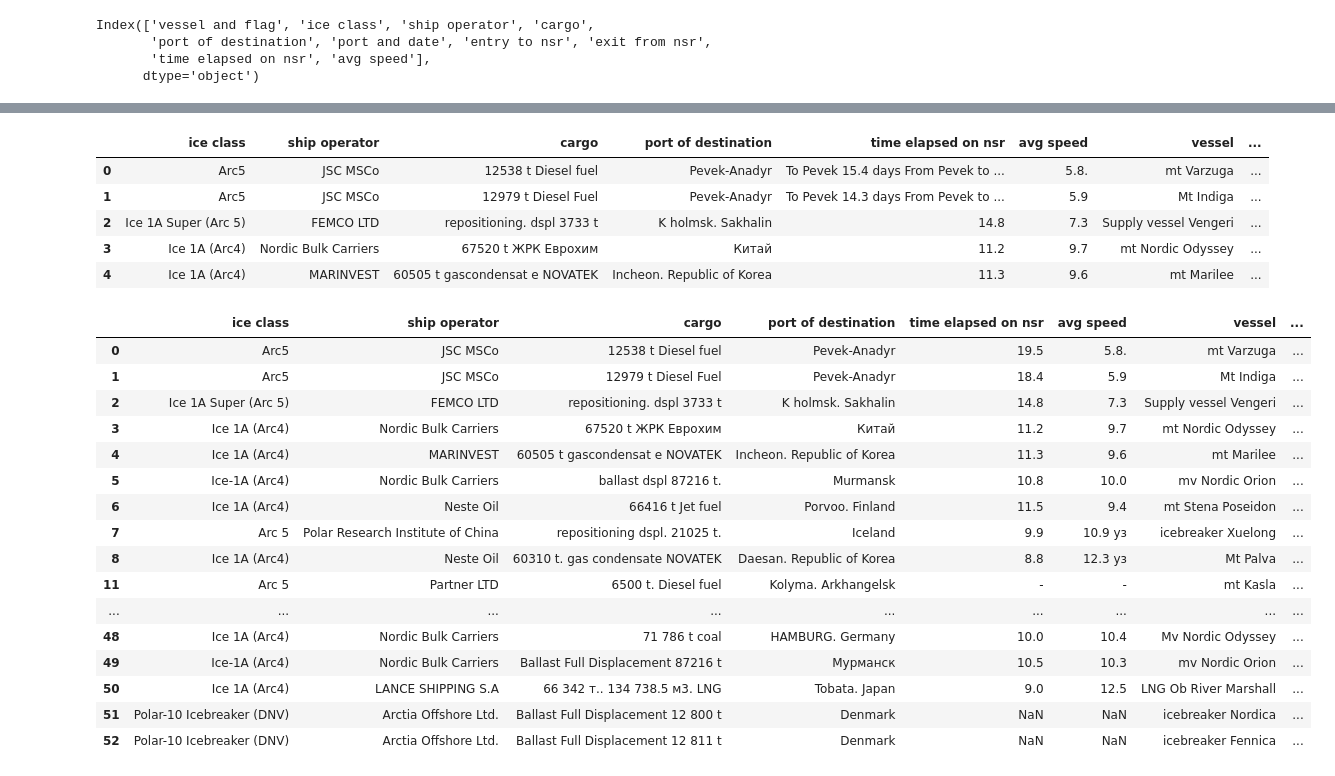
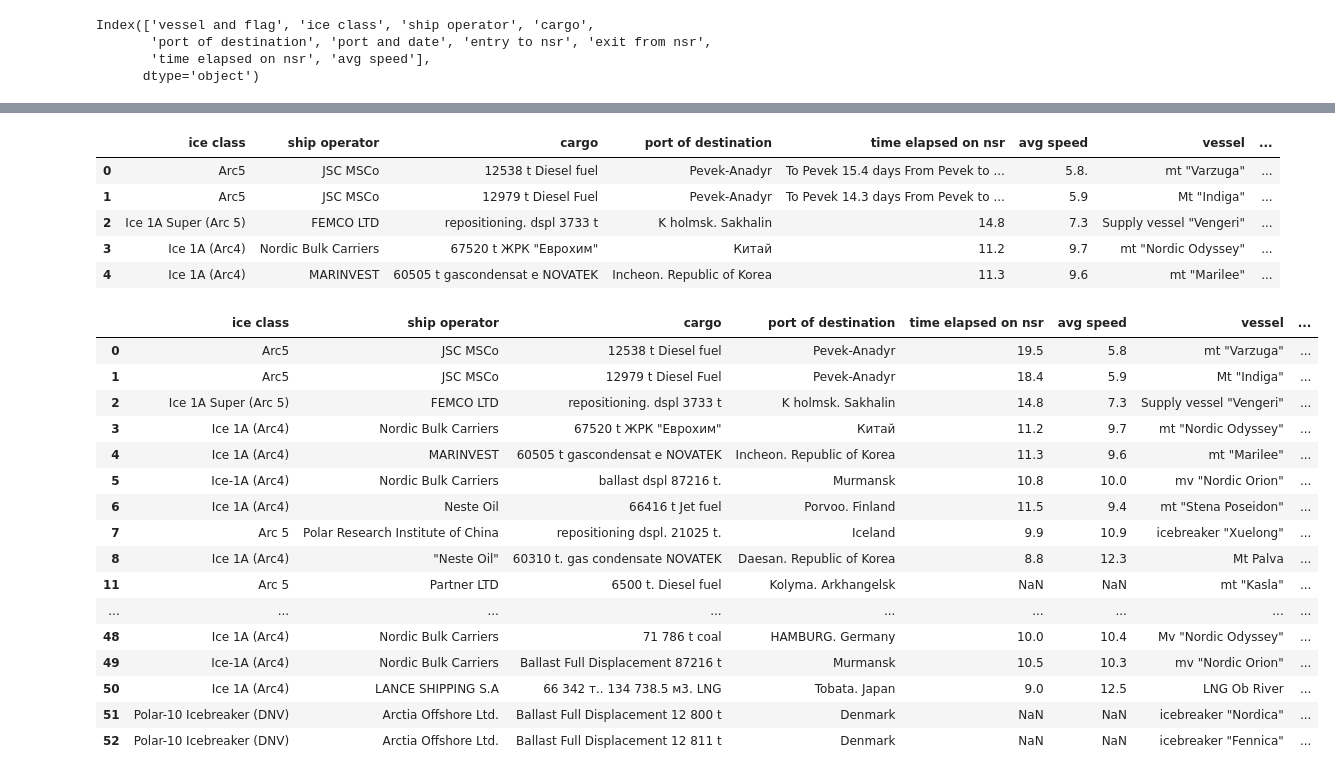
Before and after one commit to csmith454/nsr-project, a Jupyter notebook: nsr_data_wrangling.ipynb, the cells around one changed output, grey strips where cells are left out. Saved outputs shown, nothing was run; the diff lists cells and outputs as text; code cells hidden in the pictures.

Commit message:
2011,2012 are properly formatted dataframes

```diff
--- a/nsr_data_wrangling.ipynb
+++ b/nsr_data_wrangling.ipynb
@@ -26,17 +26,21 @@ while curr_y <= max_y:
 # Do dataset wide cleanup first?
 # def functions to do some basic cleanup
 def basic_clean(df):
+
+    # replace character that make data less legible
     df = df.replace('\n',' ', regex=True)
-    df = df.replace(['«','»'], ' ',regex=True)
+    df = df.replace(['«','»'], '"',regex=True)
     df = df.replace(',','.', regex=True)
+    df = df.replace('-',np.nan)
 
+    # signal non-ASCII characters within the data (to find Russian language characters that need to be translated
     n=0
     for row_index, row in df.iterrows():
         for col_name, cell_val in row.items():
             if df[col_name].dtype == object:
                 if not str(cell_val).isascii():
                     n+=1
-                    print(col_name,row_index)
+                    print('[',col_name,row_index,']')        # give location of non-ASCII characters
     print('New line characters have been removed. Detected', n, 'cell(s) with non-ASCII characters.\nNull Count:\n',df.isnull().sum())
 
     return df
@@ -284,15 +288,22 @@ df_2012.drop('entry to nsr',axis=1,inplace=True)
 df_2012[['nsr exit date','nsr exit time']] = df_2012['exit from nsr'].str.split(n=1,expand=True)
 df_2012.drop('exit from nsr',axis=1,inplace=True)
 
-# need to get solve problem of time stamps
 df_2012.head()
 # %% [output]
 |  | ice class | ship operator | cargo | port of destination | time elapsed on nsr | avg speed | vessel | ... |
-| 0 | Arc5 | JSC MSCo | 12538 t Diesel fuel | Pevek-Anadyr | To Pevek 15.4 days From Pevek to ... | 5.8. | mt Varzuga | ... |
-| 1 | Arc5 | JSC MSCo | 12979 t Diesel Fuel | Pevek-Anadyr | To Pevek 14.3 days From Pevek to ... | 5.9 | Mt Indiga | ... |
-| 2 | Ice 1A Super (Arc 5) | FEMCO LTD | repositioning. dspl 3733 t | K holmsk. Sakhalin | 14.8 | 7.3 | Supply vessel Vengeri | ... |
-| 3 | Ice 1A (Arc4) | Nordic Bulk Carriers | 67520 t ЖРК Еврохим | Китай | 11.2 | 9.7 | mt Nordic Odyssey | ... |
-| 4 | Ice 1A (Arc4) | MARINVEST | 60505 t gascondensat e NOVATEK | Inchеon. Republic of Korea | 11.3 | 9.6 | mt Marilee | ... |
+| 0 | Arc5 | JSC MSCo | 12538 t Diesel fuel | Pevek-Anadyr | To Pevek 15.4 days From Pevek to ... | 5.8. | mt "Varzuga" | ... |
+| 1 | Arc5 | JSC MSCo | 12979 t Diesel Fuel | Pevek-Anadyr | To Pevek 14.3 days From Pevek to ... | 5.9 | Mt "Indiga" | ... |
+| 2 | Ice 1A Super (Arc 5) | FEMCO LTD | repositioning. dspl 3733 t | K holmsk. Sakhalin | 14.8 | 7.3 | Supply vessel "Vengeri" | ... |
+| 3 | Ice 1A (Arc4) | Nordic Bulk Carriers | 67520 t ЖРК "Еврохим" | Китай | 11.2 | 9.7 | mt "Nordic Odyssey" | ... |
+| 4 | Ice 1A (Arc4) | MARINVEST | 60505 t gascondensat e NOVATEK | Inchеon. Republic of Korea | 11.3 | 9.6 | mt "Marilee" | ... |
+# %%
+# fix columns that have inconsistent formatting/ additional information
+
+df_2012['avg speed'] = df_2012['avg speed'].str.rstrip('. уз')
+
+df_2012['starting time'] = df_2012['starting time'].str.extract(r'((?:[01]\d|2[0-3]):[0-5]\d)',expand=False)
+df_2012['nsr entry time'] = df_2012['nsr entry time'].str.extract(r'((?:[01]\d|2[0-3]):[0-5]\d)',expand=False)
+df_2012['nsr exit time'] = df_2012['nsr exit time'].str.extract(r'((?:[01]\d|2[0-3]):[0-5]\d)',expand=False)
 # %%
 # outlier cells need to conform
 
@@ -338,9 +349,15 @@ df_2012.drop(43,axis=0,inplace=True)
 # clear theme stands out as limitation of pdfplumber and original PDFs:
 #     multiple types of data within a single cell creates problems
 
+df_2012.loc[0,'avg speed'] = 5.8
+
 df_2012.loc[6,'starting port'] = 'Yosu, Republic of Korea'
 df_2012.loc[6,'starting date'] = '30.06.12'
 df_2012.loc[6,'starting time'] = '02:15'
+
+df_2012.loc[7,'starting port'] = 'Shanghai, China'
+df_2012.loc[7,'starting date'] = np.nan
+df_2012.loc[7,'starting time'] = np.nan
 
 df_2012.loc[11,'starting port'] = 'Port Vostchnyi'
 df_2012.loc[11,'starting date'] = '28.07.12'
@@ -361,13 +378,23 @@ df_2012.loc[16,'starting time'] = '13:00'
 df_2012.loc[17,'vessel'] = 'mt STI Harmony'
 df_2012.loc[17,'flag'] = 'Marshall Islands'
 
+df_2012.loc[22,'starting port'] = 'Petropavlovsk-Kamchatskiy'
+df_2012.loc[22,'starting date'] = '28.08.12'
+df_2012.loc[22,'starting time'] = '17:00'
+
 df_2012.loc[29,'starting port'] = 'Huanghua, China'
 df_2012.loc[29,'starting date'] = '06.09.12'
 df_2012.loc[29,'starting time'] = '14:00'
 
+df_2012.loc[31,'starting time'] = np.nan
+
+df_2012.loc[35,'starting time'] = np.nan
+
 df_2012.loc[36,'starting port'] = 'Baydaratskaya Bay'
 df_2012.loc[36,'starting date'] = '19.09.12'
 df_2012.loc[36,'starting time'] = '11:00'
+df_2012.loc[36,'nsr entry date'] = np.nan
+df_2012.loc[36,'nsr entry time'] = np.nan
 
 df_2012.loc[38,'starting port'] = 'Baydaratskaya Bay'
 df_2012.loc[38,'starting date'] = '01.10.12'
@@ -378,6 +405,8 @@ df_2012.loc[40,'flag'] = 'Marshall Islands'
 df_2012.loc[40,'starting port'] = 'Yosu, Republic of Korea'
 df_2012.loc[40,'starting date'] = '30.09.12'
 df_2012.loc[40,'starting time'] = '01:00'
+
+df_2012.loc[42,'starting time'] = np.nan
 
 df_2012.loc[46,'starting port'] = 'Qinhuangdao, China'
 df_2012.loc[46,'starting date'] = np.nan
@@ -388,48 +417,49 @@ df_2012.loc[47,'flag'] = 'Russia'
 df_2012.loc[47,'starting port'] = 'Petropavlovsk-Kamchatskiy'
 df_2012.loc[47,'starting date'] = np.nan
 df_2012.loc[47,'starting time'] = np.nan
 
 df_2012.loc[48,'starting port'] = 'Vancouver, Canada'
 df_2012.loc[48,'starting date'] = '26.10.12'
 df_2012.loc[48,'starting time'] = '04:00'
 
 df_2012.loc[49,'port of destination'] = 'Murmansk'
 df_2012.loc[49,'starting port'] = 'Caofeidian, China'
 df_2012.loc[49,'starting date'] = '28.10.12'
 df_2012.loc[49,'starting time'] = '04:00'
 
 df_2012.loc[50,'vessel'] = 'LNG Ob River'
 df_2012.loc[50,'flag'] = 'Marshall Islands'
 df_2012.loc[50,'starting port'] = 'Hammerfest, Norway'
 df_2012.loc[50,'starting date'] = '07.11.12'
 df_2012.loc[50,'starting time'] = '18:55'
 
 df_2012.loc[51,'starting port'] = 'Alaska, USA'
 df_2012.loc[51,'starting date'] = '12.11.12'
 df_2012.loc[51,'starting time'] = '08:30'
 
 df_2012.loc[52,'starting port'] = 'Alaska, USA'
 df_2012.loc[52,'starting date'] = '12.11.12'
 df_2012.loc[52,'starting time'] = '07:45'
 
+
 df_2012
 # %% [output]
 |  | ice class | ship operator | cargo | port of destination | time elapsed on nsr | avg speed | vessel | ... |
-| 0 | Arc5 | JSC MSCo | 12538 t Diesel fuel | Pevek-Anadyr | 19.5 | 5.8. | mt Varzuga | ... |
-| 1 | Arc5 | JSC MSCo | 12979 t Diesel Fuel | Pevek-Anadyr | 18.4 | 5.9 | Mt Indiga | ... |
-| 2 | Ice 1A Super (Arc 5) | FEMCO LTD | repositioning. dspl 3733 t | K holmsk. Sakhalin | 14.8 | 7.3 | Supply vessel Vengeri | ... |
-| 3 | Ice 1A (Arc4) | Nordic Bulk Carriers | 67520 t ЖРК Еврохим | Китай | 11.2 | 9.7 | mt Nordic Odyssey | ... |
-| 4 | Ice 1A (Arc4) | MARINVEST | 60505 t gascondensat e NOVATEK | Inchеon. Republic of Korea | 11.3 | 9.6 | mt Marilee | ... |
-| 5 | Ice-1A (Arc4) | Nordic Bulk Carriers | ballast dspl 87216 t. | Murmansk | 10.8 | 10.0 | mv Nordic Orion | ... |
-| 6 | Ice 1A (Arc4) | Neste Oil | 66416 t Jet fuel | Porvoo. Finland | 11.5 | 9.4 | mt Stena Poseidon | ... |
-| 7 | Arc 5 | Polar Research Institute of China | repositioning dspl. 21025 t. | Iceland | 9.9 | 10.9 уз | icebreaker Xuelong | ... |
-| 8 | Ice 1A (Arc4) | Neste Oil | 60310 t. gas condensate NOVATEK | Daesan. Republic of Korea | 8.8 | 12.3 уз | Mt Palva | ... |
-| 11 | Arc 5 | Partner LTD | 6500 t. Diesel fuel | Kolyma. Arkhangelsk | - | - | mt Kasla | ... |
+| 0 | Arc5 | JSC MSCo | 12538 t Diesel fuel | Pevek-Anadyr | 19.5 | 5.8 | mt "Varzuga" | ... |
+| 1 | Arc5 | JSC MSCo | 12979 t Diesel Fuel | Pevek-Anadyr | 18.4 | 5.9 | Mt "Indiga" | ... |
+| 2 | Ice 1A Super (Arc 5) | FEMCO LTD | repositioning. dspl 3733 t | K holmsk. Sakhalin | 14.8 | 7.3 | Supply vessel "Vengeri" | ... |
+| 3 | Ice 1A (Arc4) | Nordic Bulk Carriers | 67520 t ЖРК "Еврохим" | Китай | 11.2 | 9.7 | mt "Nordic Odyssey" | ... |
+| 4 | Ice 1A (Arc4) | MARINVEST | 60505 t gascondensat e NOVATEK | Inchеon. Republic of Korea | 11.3 | 9.6 | mt "Marilee" | ... |
+| 5 | Ice-1A (Arc4) | Nordic Bulk Carriers | ballast dspl 87216 t. | Murmansk | 10.8 | 10.0 | mv "Nordic Orion" | ... |
+| 6 | Ice 1A (Arc4) | Neste Oil | 66416 t Jet fuel | Porvoo. Finland | 11.5 | 9.4 | mt "Stena Poseidon" | ... |
+| 7 | Arc 5 | Polar Research Institute of China | repositioning dspl. 21025 t. | Iceland | 9.9 | 10.9 | icebreaker "Xuelong" | ... |
+| 8 | Ice 1A (Arc4) | "Neste Oil" | 60310 t. gas condensate NOVATEK | Daesan. Republic of Korea | 8.8 | 12.3 | Mt Palva | ... |
+| 11 | Arc 5 | Partner LTD | 6500 t. Diesel fuel | Kolyma. Arkhangelsk | NaN | NaN | mt "Kasla" | ... |
 | ... | ... | ... | ... | ... | ... | ... | ... | ... |
-| 48 | Ice 1A (Arc4) | Nordic Bulk Carriers | 71 786 t coal | HAMBURG. Germany | 10.0 | 10.4 | Mv Nordic Odyssey | ... |
-| 49 | Ice-1A (Arc4) | Nordic Bulk Carriers | Ballast Full Displacement 87216 t | Мурманск | 10.5 | 10.3 | mv Nordic Orion | ... |
-| 50 | Ice 1A (Arc4) | LANCE SHIPPING S.A | 66 342 т.. 134 738.5 м3. LNG | Tobata. Japan | 9.0 | 12.5 | LNG Ob River Marshall | ... |
-| 51 | Polar-10 Icebreaker (DNV) | Arctia Offshore Ltd. | Ballast Full Displacement 12 800 t | Denmark | NaN | NaN | icebreaker Nordica | ... |
-| 52 | Polar-10 Icebreaker (DNV) | Arctia Offshore Ltd. | Ballast Full Displacement 12 811 t | Denmark | NaN | NaN | icebreaker Fennica | ... |
+| 48 | Ice 1A (Arc4) | Nordic Bulk Carriers | 71 786 t coal | HAMBURG. Germany | 10.0 | 10.4 | Mv "Nordic Odyssey" | ... |
+| 49 | Ice-1A (Arc4) | Nordic Bulk Carriers | Ballast Full Displacement 87216 t | Murmansk | 10.5 | 10.3 | mv "Nordic Orion" | ... |
+| 50 | Ice 1A (Arc4) | LANCE SHIPPING S.A | 66 342 т.. 134 738.5 м3. LNG | Tobata. Japan | 9.0 | 12.5 | LNG Ob River | ... |
+| 51 | Polar-10 Icebreaker (DNV) | Arctia Offshore Ltd. | Ballast Full Displacement 12 800 t | Denmark | NaN | NaN | icebreaker "Nordica" | ... |
+| 52 | Polar-10 Icebreaker (DNV) | Arctia Offshore Ltd. | Ballast Full Displacement 12 811 t | Denmark | NaN | NaN | icebreaker "Fennica" | ... |
 # %%
 df_2012.info()
```
Also changed, not shown: parts of 5 cells of this notebook.
